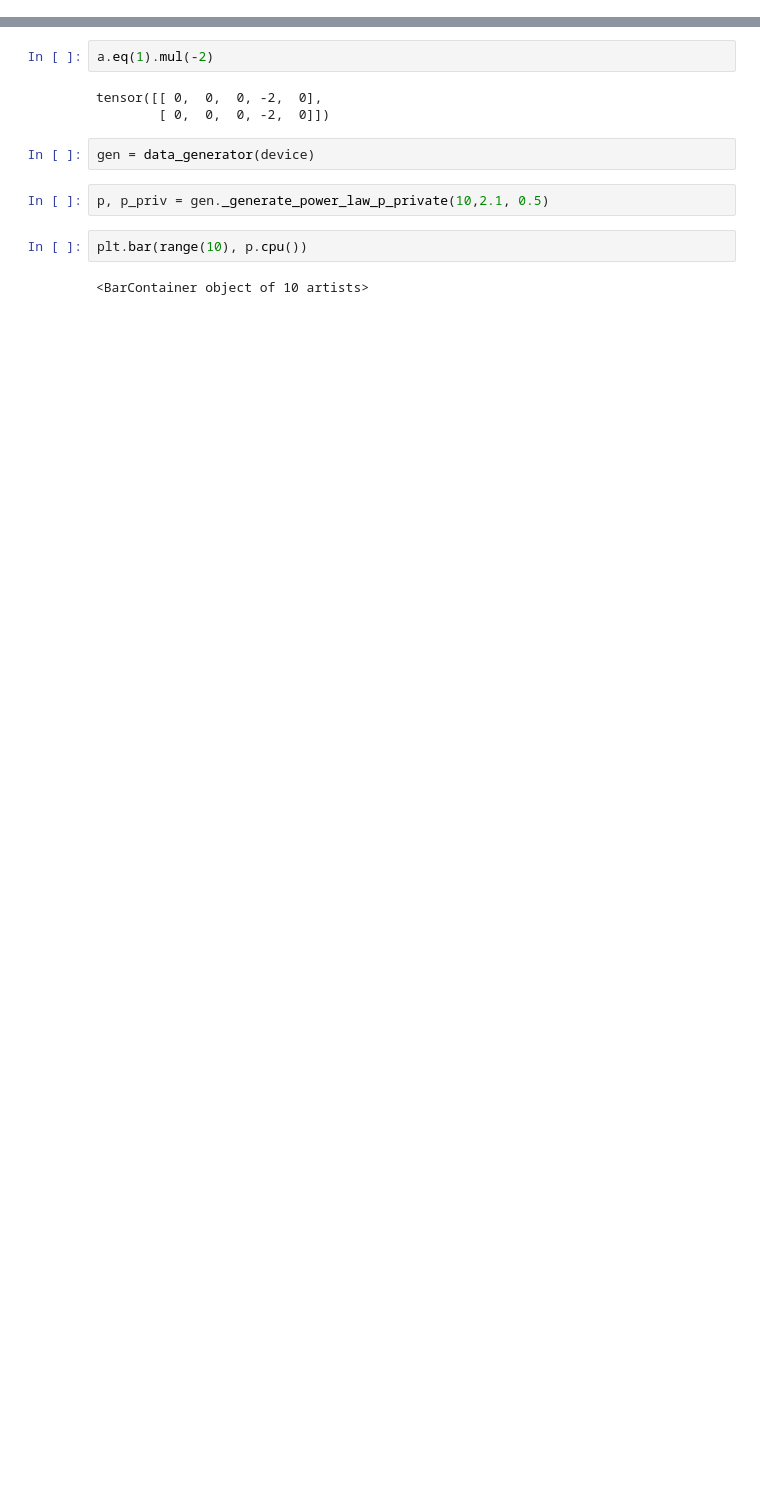
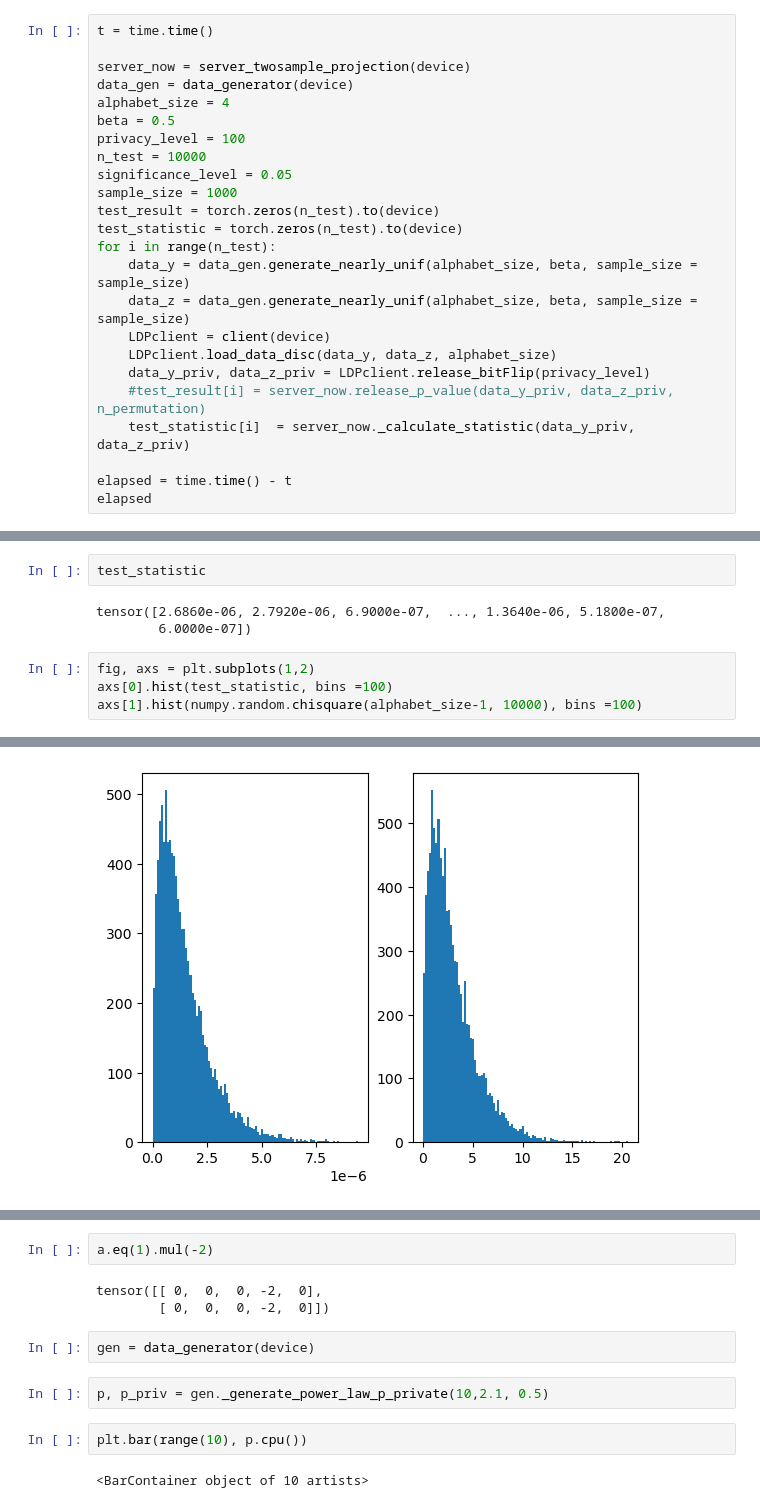
Before and after one commit to Jong-Min-Moon/LDPUts, a Jupyter notebook: playground.ipynb, the cells around one changed output, grey strips where cells are left out. Drawn from its saved outputs; the diff is of its cells as text; blank space fills up the shorter version.

Commit message:
implemented bitflip test statistic

```diff
--- a/playground.ipynb
+++ b/playground.ipynb
@@ -21,0 +11,24 @@ tensor([[0., 0., 0., 1., 0.],
+# %%
+t = time.time()
+
+server_now = server_twosample_projection(device)
+data_gen = data_generator(device)
+alphabet_size = 4
+beta = 0.5
+privacy_level = 100
+n_test = 10000
+significance_level = 0.05
+sample_size = 1000
+test_result = torch.zeros(n_test).to(device)
+test_statistic = torch.zeros(n_test).to(device)
+for i in range(n_test):
+    data_y = data_gen.generate_nearly_unif(alphabet_size, beta, sample_size = sample_size)
+    data_z = data_gen.generate_nearly_unif(alphabet_size, beta, sample_size = sample_size)
+    LDPclient = client(device)
+    LDPclient.load_data_disc(data_y, data_z, alphabet_size)
+    data_y_priv, data_z_priv = LDPclient.release_bitFlip(privacy_level)
+    #test_result[i] = server_now.release_p_value(data_y_priv, data_z_priv, n_permutation)
+    test_statistic[i]  = server_now._calculate_statistic(data_y_priv, data_z_priv)
+
+elapsed = time.time() - t
+elapsed
@@ -21,0 +41,10 @@ tensor([[0., 0., 0., 1., 0.],
+# %%
+test_statistic
+# %% [output]
+tensor([2.6860e-06, 2.7920e-06, 6.9000e-07,  ..., 1.3640e-06, 5.1800e-07,
+        6.0000e-07])
+# %%
+fig, axs = plt.subplots(1,2)
+axs[0].hist(test_statistic, bins =100)
+axs[1].hist(numpy.random.chisquare(alphabet_size-1, 10000), bins =100)
+# %% [output]
@@ -21,0 +68 @@ tensor([[0., 0., 0., 1., 0.],
+[figure, added]
```
Also changed, not shown: parts of 11 cells of this notebook, 3 other files.
